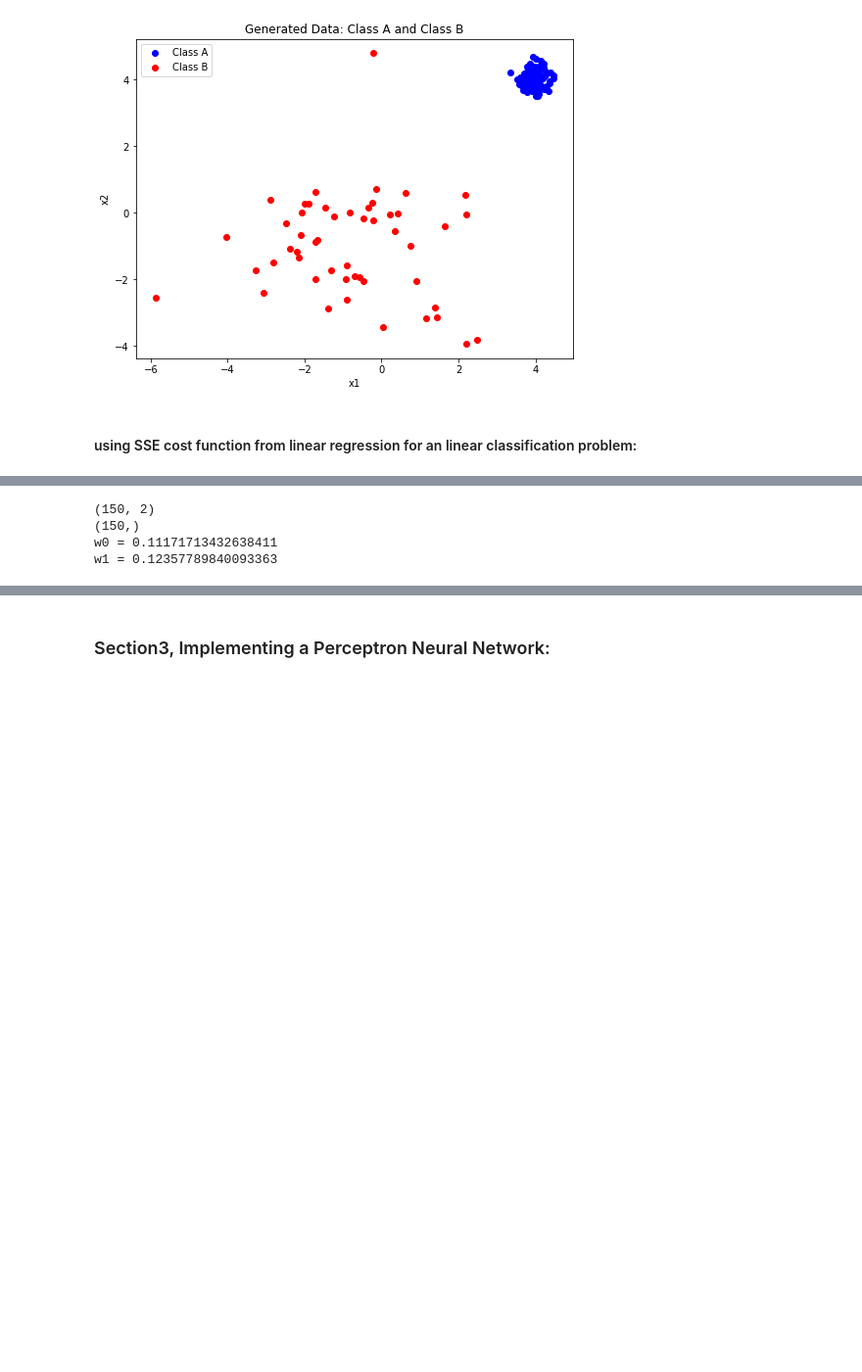
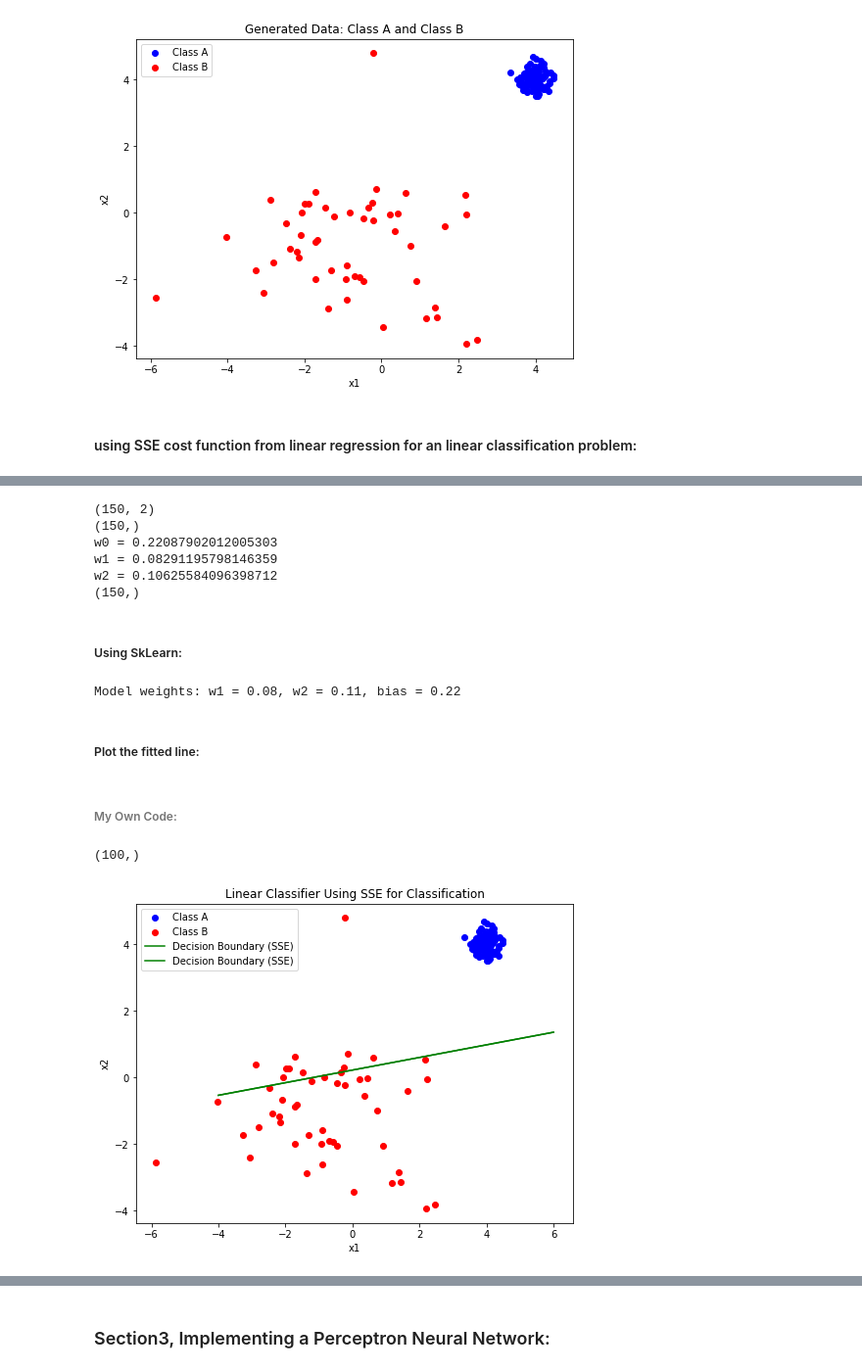
Before and after one commit to Ramtin-BeheshtAeen/intro-to-ml-code, a Jupyter notebook: introduction_to_machine_learning/session-4-Linear Classification and Perceptron Neural Network.ipynb, the cells around one changed output, grey strips where cells are left out. Shown at 98% size. Drawn from its saved outputs; the diff is of its cells as text; code cells hidden in the pictures; blank space fills up the shorter version.

```diff
--- a/introduction_to_machine_learning/session-4-Linear Classification and Perceptron Neural Network.ipynb
+++ b/introduction_to_machine_learning/session-4-Linear Classification and Perceptron Neural Network.ipynb
@@ -39,21 +43,66 @@ y = np.hstack((label_A, label_B))
 print(X.shape)
 print(y.shape)
 
-def polynomial_regression_closed_form(X, y, degree):
-    X_poly =  X
+def regression_closed_form(X, y):
+    #Adding Bias:
+    X_with_bias = np.c_[np.ones((len(X), 1)), X]
     #(x^T x)^-1 * y^T * X
-    w = np.dot(inv(np.dot(X_poly.transpose(), X_poly)), np.dot(y.T, X_poly ) )
+    w = np.dot(inv(np.dot(X_with_bias.transpose(), X_with_bias)), np.dot(y.T, X_with_bias ) )
     return w
 
 def print_parameter_vectors(w):
     for i in range(len(w)):
         print(f"w{i} = {w[i]}")
 
+def hypotheses_vector(w, X):
+    h = w[0] + w[1] * X[: , 0] + w[2] * X[: , 1]
+    return h
+
 #Get parameter vector w
-w = polynomial_regression_closed_form(X, y, degree=2)
+w = regression_closed_form(X, y)
 print_parameter_vectors(w)
+
+h = hypotheses_vector(w, X)
+print(h.shape)
 # %% [output]
 (150, 2)
 (150,)
-w0 = 0.11171713432638411
-w1 = 0.12357789840093363
+w0 = 0.22087902012005303
+w1 = 0.08291195798146359
+w2 = 0.10625584096398712
+(150,)
+# %% [markdown]
+##### Using SkLearn:
+# %%
+model = LinearRegression()
+model.fit(X, y)
+
+w1, w2 = model.coef_  # weights
+w0 = model.intercept_  # bias
+
+print(f"Model weights: w1 = {w1:.2f}, w2 = {w2:.2f}, bias = {w0:.2f}")
+# %% [output]
+Model weights: w1 = 0.08, w2 = 0.11, bias = 0.22
+# %% [markdown]
+##### Plot the fitted line:
+# %% [markdown]
+###### My Own Code:
+# %%
+x_vals = np.linspace(-4, 6, 100)
+x_vals_2d = np.column_stack((x_vals, x_vals))
+
+print(x_vals.shape)
+decision_boundary = hypotheses_vector(w, x_vals_2d)
+
+plt.figure(figsize=(8, 6))
+plt.scatter(class_A[:, 0], class_A[:, 1], label='Class A', color='blue')
+plt.scatter(class_B[:, 0], class_B[:, 1], label='Class B', color='red')
+plt.plot(x_vals_2d, decision_boundary, label='Decision Boundary (SSE)', color='green')
+plt.title("Linear Classifier Using SSE for Classification")
+plt.xlabel("x1")
+plt.ylabel("x2")
+plt.legend()
+plt.show()
+# %% [output]
+(100,)
+[figure, added]
```
Also changed, not shown: parts of 6 cells of this notebook, 1 other file.
